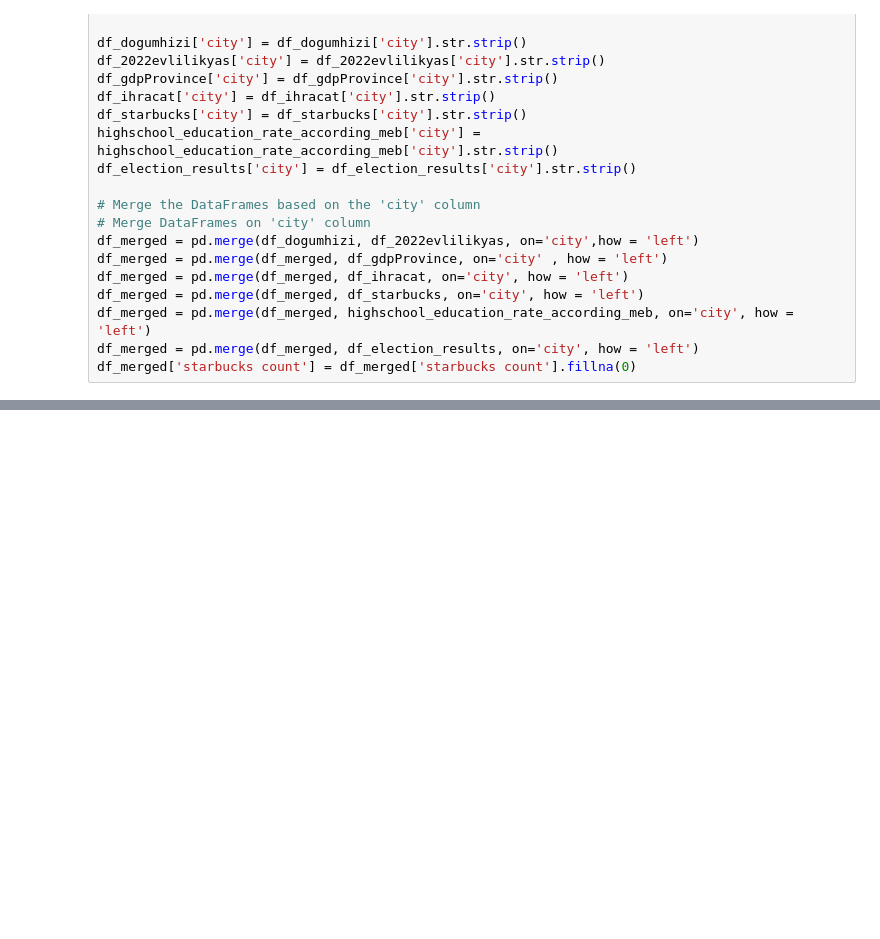
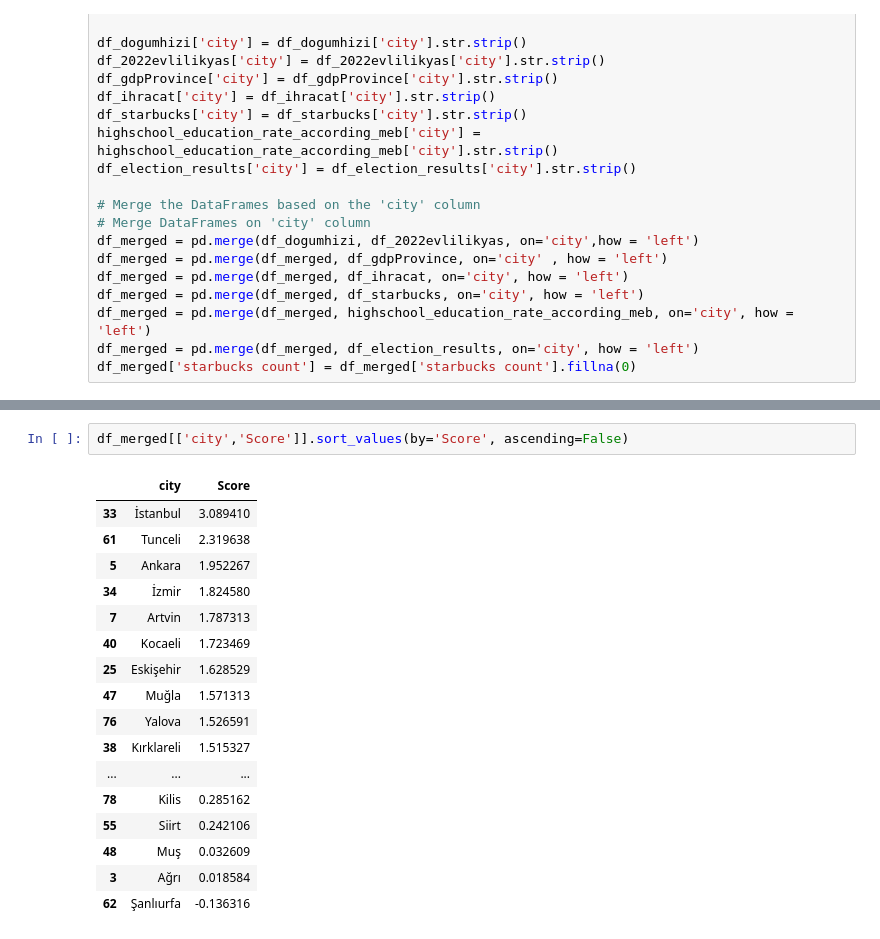
Before and after one commit to erennaltin/CS210-Project, a Jupyter notebook: scripts/data_vis.ipynb, the cells around one changed output, grey strips where cells are left out. Saved outputs shown, nothing was run; the diff lists cells and outputs as text; blank space fills up the shorter version.

```diff
--- a/scripts/data_vis.ipynb
+++ b/scripts/data_vis.ipynb
@@ -109,6 +109,26 @@ corrs
 | starbucks count | 0.148201 | 0.184355 | 0.225981 | 0.476855 | 0.973199 | 1.000000 | ... |
 | school_rate | 0.616771 | 0.509322 | 0.606558 | 0.424800 | 0.049022 | 0.107573 | ... |
 | Score | 0.696828 | 0.758817 | 0.839359 | 0.770837 | 0.525855 | 0.568803 | ... |
+# %%
+df_merged[['city','Score']].sort_values(by='Score', ascending=False)
+# %% [output]
+|  | city | Score |
+| 33 | İstanbul | 3.089410 |
+| 61 | Tunceli | 2.319638 |
+| 5 | Ankara | 1.952267 |
+| 34 | İzmir | 1.824580 |
+| 7 | Artvin | 1.787313 |
+| 40 | Kocaeli | 1.723469 |
+| 25 | Eskişehir | 1.628529 |
+| 47 | Muğla | 1.571313 |
+| 76 | Yalova | 1.526591 |
+| 38 | Kırklareli | 1.515327 |
+| ... | ... | ... |
+| 78 | Kilis | 0.285162 |
+| 55 | Siirt | 0.242106 |
+| 48 | Muş | 0.032609 |
+| 3 | Ağrı | 0.018584 |
+| 62 | Şanlıurfa | -0.136316 |
 # %%
 from sklearn.model_selection import train_test_split, cross_val_score
 from sklearn.preprocessing import StandardScaler
```
Also changed, not shown: parts of 2 cells of this notebook.
